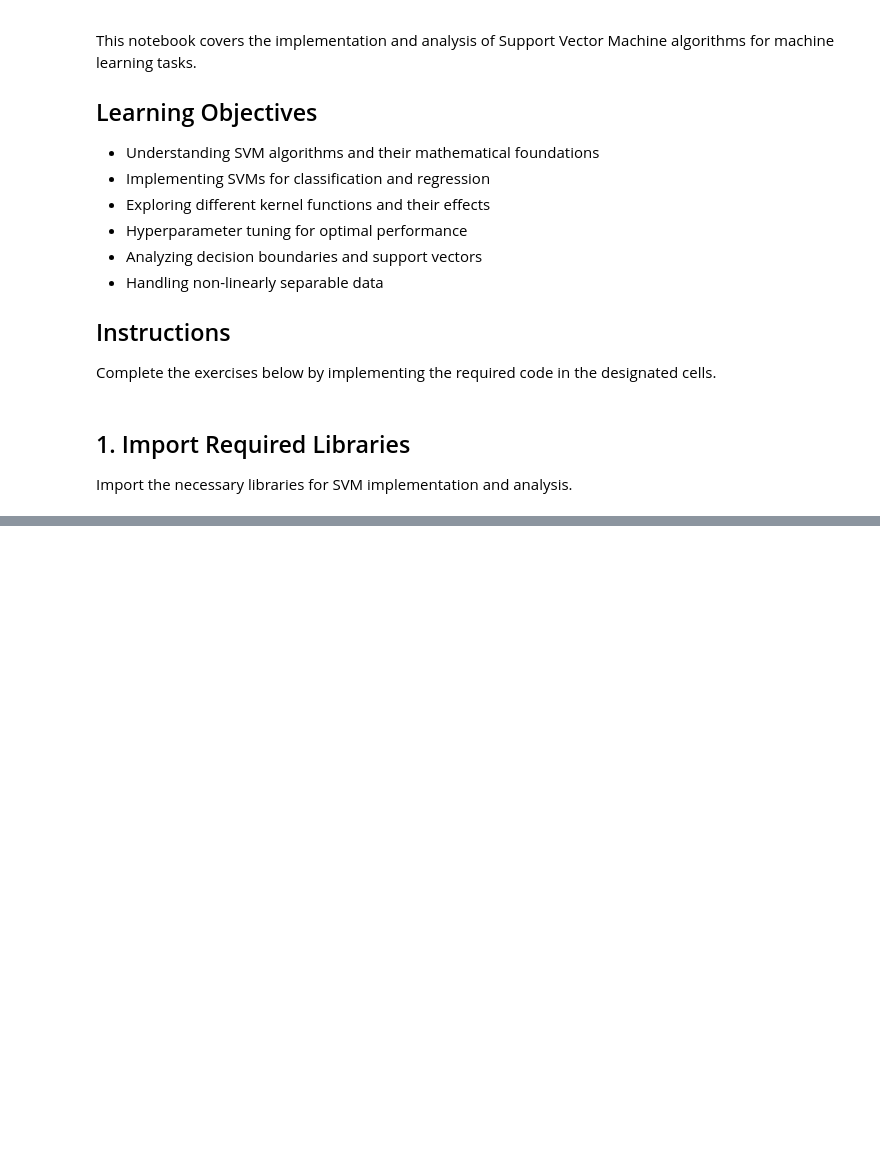
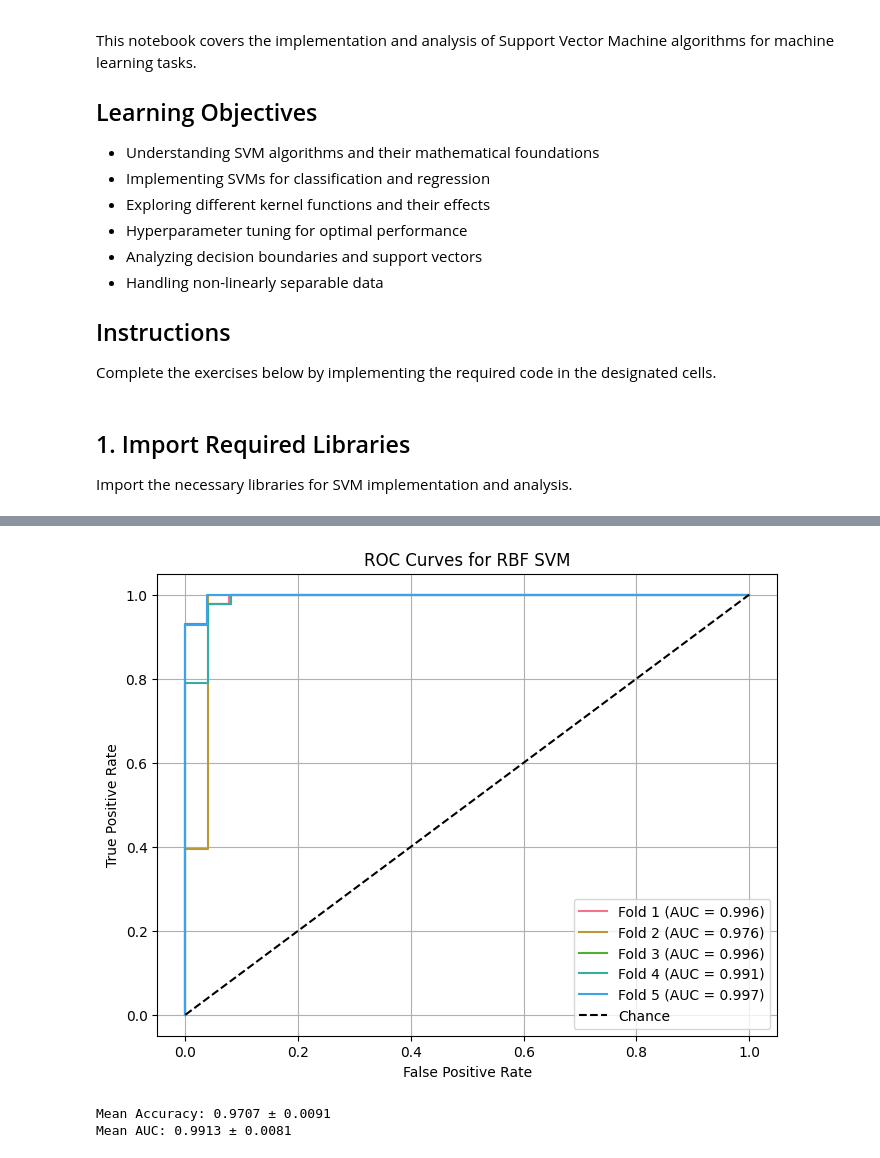
Before and after one commit to SigurdRiseth/idatg2208-assignment-2, a Jupyter notebook: notebooks/03_Support_Vector_Machines.ipynb, the cells around one changed output, grey strips where cells are left out. Cells and saved outputs as stored; diff of their text form; code cells hidden in the pictures; blank space fills up the shorter version.

```diff
--- a/notebooks/03_Support_Vector_Machines.ipynb
+++ b/notebooks/03_Support_Vector_Machines.ipynb
@@ -328,0 +129,51 @@ Summarize the findings from the SVM analysis.
+# %%
+from sklearn.metrics.pairwise import rbf_kernel
+
+# Train an Radial Basis Function (RBF) kernel SVM. Compare its performance to the linear kernel using validation accuracy. Plot ROC for these models.
+
+rbf_svm = SVC(kernel='rbf', probability=True, random_state=42)
+
+accuracies_rbf = []
+roc_aucs_rbf = []
+
+plt.figure(figsize=(8, 6))
+
+for fold, (train_idx, val_idx) in enumerate(cv.split(X_train_scaled, y_train), start=1):
+    # Split data
+    X_tr, X_val = X_train_scaled[train_idx], X_train_scaled[val_idx]
+    y_tr, y_val = y_train.iloc[train_idx], y_train.iloc[val_idx]
+
+    # Train
+    rbf_svm.fit(X_tr, y_tr)
+
+    # Predict
+    y_pred = rbf_svm.predict(X_val)
+    y_pred_proba = rbf_svm.predict_proba(X_val)[:, 1]
+
+    # Accuracy
+    acc = accuracy_score(y_val, y_pred)
+    accuracies_rbf.append(acc)
+
+    # ROC
+    fpr, tpr, _ = roc_curve(y_val, y_pred_proba)
+    roc_auc = auc(fpr, tpr)
+    roc_aucs_rbf.append(roc_auc)
+
+    # Plot ROC for this fold
+    plt.plot(fpr, tpr, label=f'Fold {fold} (AUC = {roc_auc:.3f})')
+
+# Plot random line
+plt.plot([0, 1], [0, 1], 'k--', label='Chance')
+plt.xlabel('False Positive Rate')
+plt.ylabel('True Positive Rate')
+plt.title('ROC Curves for RBF SVM')
+plt.legend()
+plt.grid()
+plt.show()
+
+print(f"Mean Accuracy: {np.mean(accuracies_rbf):.4f} ± {np.std(accuracies_rbf):.4f}")
+print(f"Mean AUC: {np.mean(roc_aucs_rbf):.4f} ± {np.std(roc_aucs_rbf):.4f}")
+# %% [output]
+[figure, added]
+Mean Accuracy: 0.9707 ± 0.0091
+Mean AUC: 0.9913 ± 0.0081
```
Also changed, not shown: parts of 40 cells of this notebook.
